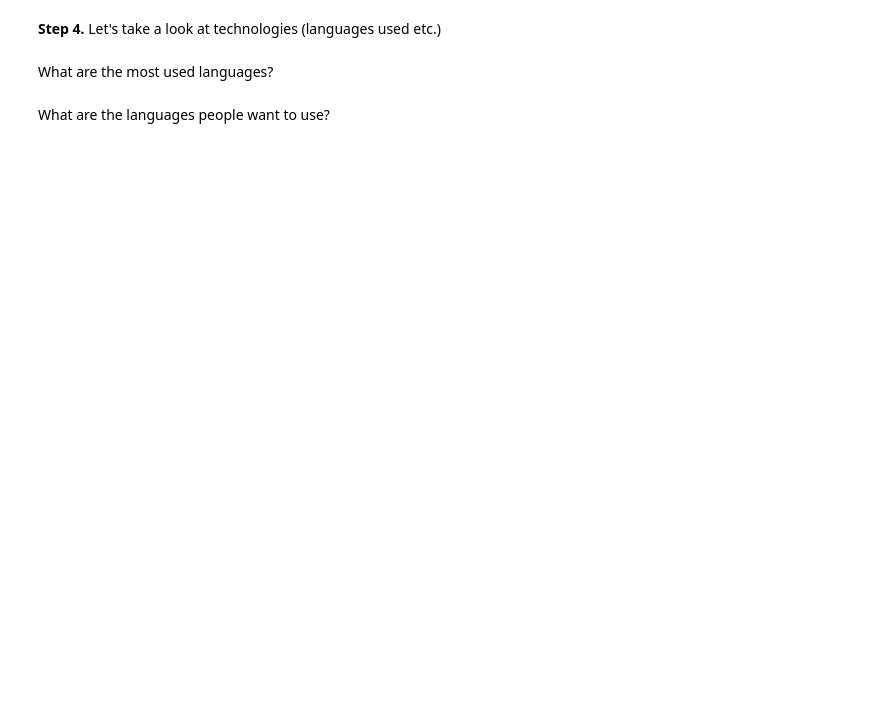
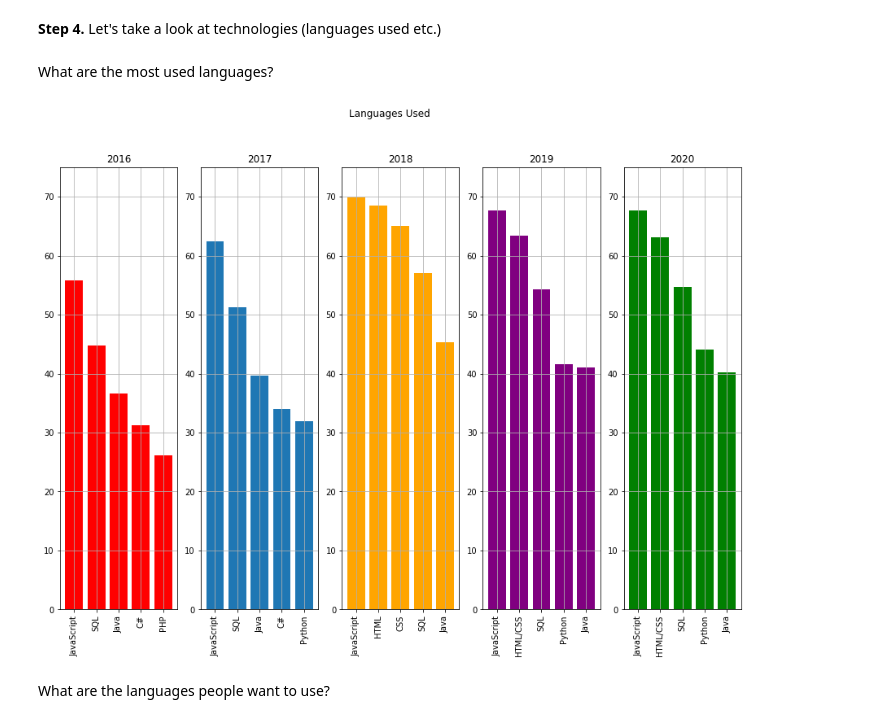
Before and after one commit to Data-Science-NDegree-MRusso/DSND-P1-Data-Exploration, a Jupyter notebook: code/StackOverflow survey analysis.ipynb, the cells around one changed output. Saved outputs shown, nothing was run; the diff lists cells and outputs as text; code cells hidden in the pictures; blank space fills up the shorter version.

Commit message:
feat: added 2016 to languages analysis

```diff
--- a/code/StackOverflow survey analysis.ipynb
+++ b/code/StackOverflow survey analysis.ipynb
@@ -217,59 +251,72 @@ def total_count(df, col1, col2, separator):
 # %% [markdown]
 What are the most used languages?
 # %%
+lang_used_16 = df_16.tech_do.value_counts() #2016
 lang_used_17 = df_17.HaveWorkedLanguage.value_counts() #2017
 lang_used_18 = df_18.LanguageWorkedWith.value_counts() #2018
 lang_used_19 = df_19.LanguageWorkedWith.value_counts() #2019
 lang_used_20 = df_20.LanguageWorkedWith.value_counts() #2020
 # %%
+lu_16 = lang_used_16.reset_index()
 lu_17 = lang_used_17.reset_index()
 lu_18 = lang_used_18.reset_index()
 lu_19 = lang_used_19.reset_index()
 lu_20 = lang_used_20.reset_index()
 # %%
+lu_16.rename(columns={'index': 'language', 'tech_do': 'count'}, inplace=True)
 lu_17.rename(columns={'index': 'language', 'HaveWorkedLanguage': 'count'}, inplace=True)
 lu_18.rename(columns={'index': 'language', 'LanguageWorkedWith': 'count'}, inplace=True)
 lu_19.rename(columns={'index': 'language', 'LanguageWorkedWith': 'count'}, inplace=True)
 lu_20.rename(columns={'index': 'language', 'LanguageWorkedWith': 'count'}, inplace=True)
 # %%
+lu_16_df, worked_languages_16 = total_count(lu_16, 'language', 'count', '; ') # NOTE: separator for 2016 is different
 lu_17_df, worked_languages_17 = total_count(lu_17, 'language', 'count', '; ') # NOTE: separator for 2017 is different
 lu_18_df, worked_languages_18 = total_count(lu_18, 'language', 'count', ';')
 lu_19_df, worked_languages_19 = total_count(lu_19, 'language', 'count', ';')
 lu_20_df, worked_languages_20 = total_count(lu_20, 'language', 'count', ';')
 # %%
-# Bar chart of the proportion of the top 10 languages/combinations for the individuals in count_vals
-fig, ((ax1, ax2), (ax3, ax4)) = plt.subplots(2, 2)
+# Bar chart of the proportion of the top 5 languages/combinations for the individuals in count_vals
+fig, axes = plt.subplots(1, 5)
 fig.suptitle("Languages Used")
-fig.set_figheight(19)
-fig.set_figwidth(12.8)
+fig.set_figheight(10)
+fig.set_figwidth(15)
 
-ax1.bar(lu_17_df[:10]['language'].to_list(), lu_17_df[:10]['count'].to_list()
-        /(num_rows_17 - df_17.HaveWorkedLanguage.isnull().sum()))
-ax1.tick_params('x', labelrotation=90)
-ax1.set_title("2017")
-ax1.set_ylim([0, 0.8])
-ax1.grid()
+axes[0].bar(lu_16_df[:5]['language'].to_list(), (lu_16_df[:5]['count'].to_list()
+        /(num_rows_16 - df_16.tech_do.isnull().sum()))*100, color = "red")
+axes[0].tick_params('x', labelrotation=90)
+axes[0].set_title("2016")
+axes[0].set_ylim([0, 75])
+axes[0].grid()
 
-ax2.bar(lu_18_df[:10]['language'].to_list(), lu_18_df[:10]['count'].to_list()
-        /(num_rows_18 - df_18.LanguageWorkedWith.isnull().sum()), color = "orange")
-ax2.tick_params('x', labelrotation=90)
-ax2.set_title("2018")
-ax2.set_ylim([0, 0.8])
-ax2.grid()
+axes[1].bar(lu_17_df[:5]['language'].to_list(), (lu_17_df[:5]['count'].to_list()
+        /(num_rows_17 - df_17.HaveWorkedLanguage.isnull().sum()))*100)
+axes[1].tick_params('x', labelrotation=90)
+axes[1].set_title("2017")
+axes[1].set_ylim([0, 75])
+axes[1].grid()
 
-ax3.bar(lu_19_df[:10]['language'].to_list(), lu_19_df[:10]['count'].to_list()
-        /(num_rows_19 - df_19.LanguageWorkedWith.isnull().sum()), color = "purple")
-ax3.tick_params('x', labelrotation=90)
-ax3.set_title("2019")
-ax3.set_ylim([0, 0.8])
-ax3.grid()
+axes[2].bar(lu_18_df[:5]['language'].to_list(), (lu_18_df[:5]['count'].to_list()
+        /(num_rows_18 - df_18.LanguageWorkedWith.isnull().sum()))*100, color = "orange")
+axes[2].tick_params('x', labelrotation=90)
+axes[2].set_title("2018")
+axes[2].set_ylim([0, 75])
+axes[2].grid()
 
-ax4.bar(lu_20_df[:10]['language'].to_list(), lu_20_df[:10]['count'].to_list()
-        /(num_rows_20 - df_20.LanguageWorkedWith.isnull().sum()), color = "green")
-ax4.tick_params('x', labelrotation=90)
-ax4.set_title("2020")
-ax4.set_ylim([0, 0.8])
-ax4.grid();
+axes[3].bar(lu_19_df[:5]['language'].to_list(), (lu_19_df[:5]['count'].to_list()
+        /(num_rows_19 - df_19.LanguageWorkedWith.isnull().sum()))*100, color = "purple")
+axes[3].tick_params('x', labelrotation=90)
+axes[3].set_title("2019")
+axes[3].set_ylim([0, 75])
+axes[3].grid()
+
+axes[4].bar(lu_20_df[:5]['language'].to_list(), (lu_20_df[:5]['count'].to_list()
+        /(num_rows_20 - df_20.LanguageWorkedWith.isnull().sum()))*100, color = "green")
+axes[4].tick_params('x', labelrotation=90)
+axes[4].set_title("2020")
+axes[4].set_ylim([0, 75])
+axes[4].grid();
+# %% [output]
+[figure, added]
 # %% [markdown]
 What are the languages people want to use?
 # %%
```
Also changed, not shown: parts of 24 cells of this notebook.
